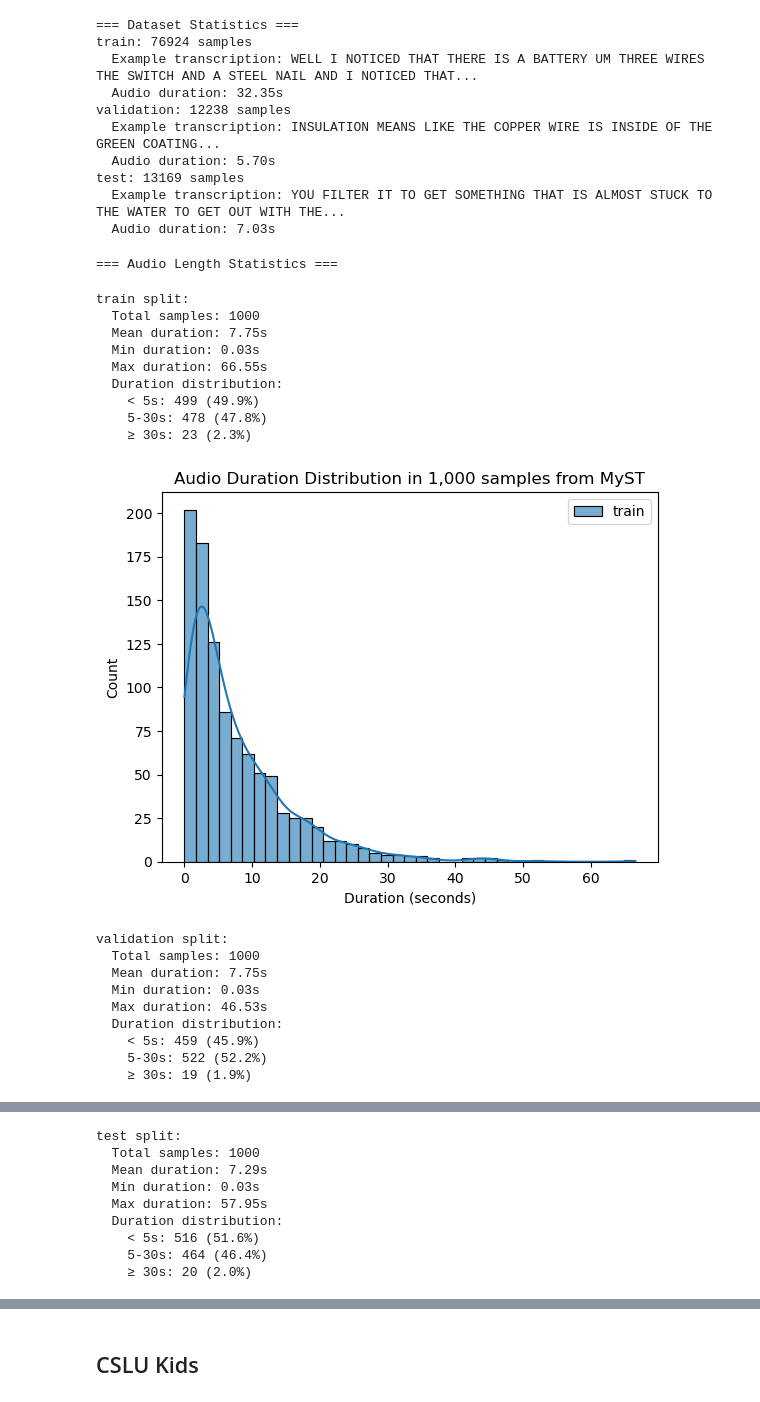
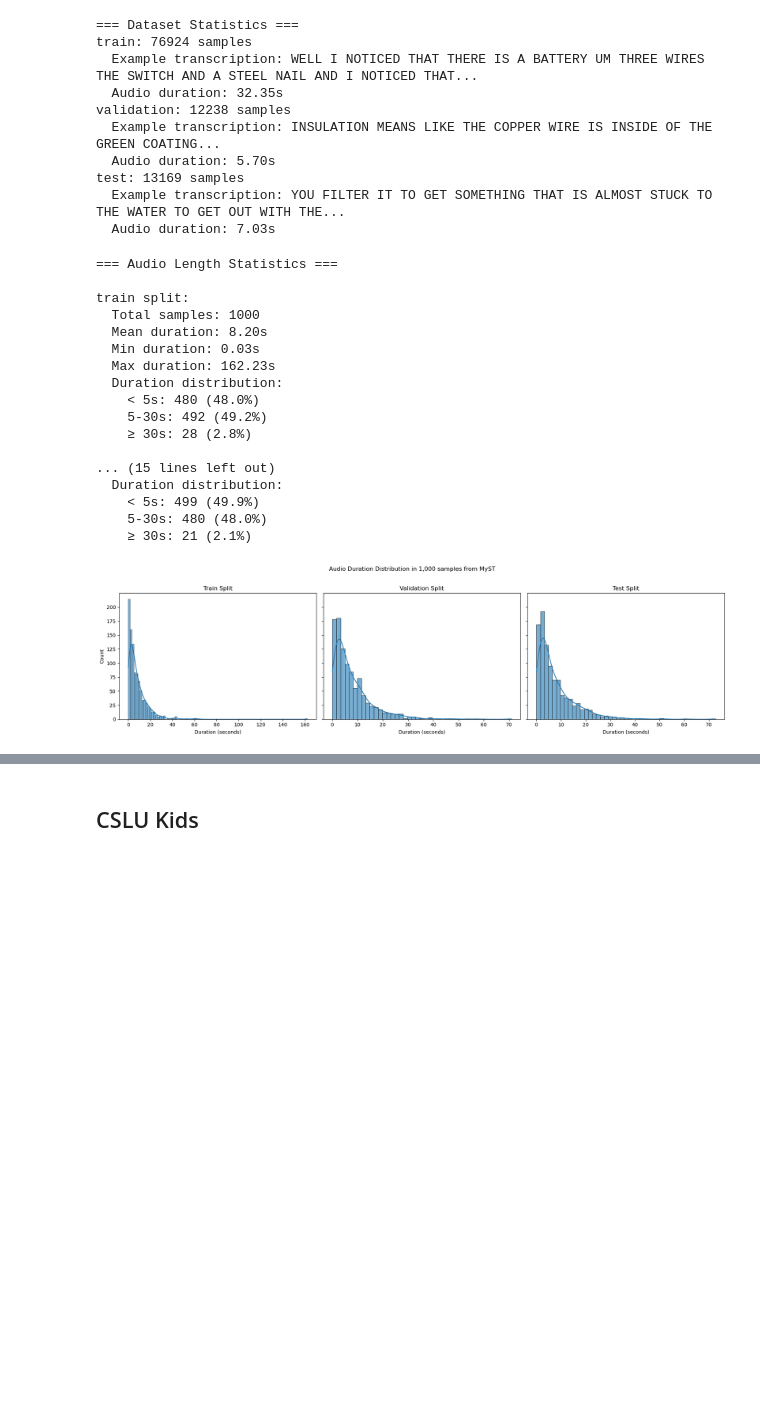
Before and after one commit to langdonholmes/asr-finetune, a Jupyter notebook: src/0-ingest-datasets.ipynb, the cells around one changed output, grey strips where cells are left out. Saved outputs shown, nothing was run; the diff lists cells and outputs as text; code cells hidden in the pictures; blank space fills up the shorter version.

Commit message:
Improve plotting

```diff
--- a/src/0-ingest-datasets.ipynb
+++ b/src/0-ingest-datasets.ipynb
@@ -134,5 +139,5 @@ def convert_myst_to_hf(base_dir: str, output_name: str = "myst-child-speech") ->
 # %%
-myst_base_dir = "../data/myst_child_conv_speech/data"
+myst_base_dir = "/home/jovyan/active-projects/tla-asr-finetune/data/myst_child_conv_speech/data"
 
 # Convert the dataset
 dataset = convert_myst_to_hf(myst_base_dir)
@@ -161,53 +184,59 @@ test: 13169 samples
 # %%
 import seaborn as sns
 import matplotlib.pyplot as plt
 
 print("\n=== Audio Length Statistics ===")
+fig, axes = plt.subplots(1, 3, figsize=(18, 5), sharey=True)
+plot_idx = 0
+duration_stats = {}
+
 for split, data in dataset.items():
     sample_size = min(1000, len(data))
     data_sample = data.shuffle().select(range(sample_size))
-    durations = [len(sample['audio']['array']) / sample['audio']['sampling_rate'] for sample in tqdm(data_sample)]
+    durations = [len(sample['audio']['array']) / sample['audio']['sampling_rate'] for sample in data_sample]
+
+    duration_stats[split] = durations
 
     print(f"\n{split} split:")
     print(f"  Total samples: {len(durations)}")
     print(f"  Mean duration: {sum(durations)/len(durations):.2f}s")
     print(f"  Min duration: {min(durations):.2f}s")
     print(f"  Max duration: {max(durations):.2f}s")
 
-    # Count by duration ranges
     short = sum(1 for d in durations if d < 5)
     medium = sum(1 for d in durations if 5 <= d < 30)
     long = sum(1 for d in durations if d >= 30)
 
     print(f"  Duration distribution:")
     print(f"    < 5s: {short} ({short/len(durations)*100:.1f}%)")
     print(f"    5-30s: {medium} ({medium/len(durations)*100:.1f}%)")
     print(f"    ≥ 30s: {long} ({long/len(durations)*100:.1f}%)")
-    sns.histplot(durations, alpha=0.6, label=split, kde=True)
 
-    plt.xlabel('Duration (seconds)')
-    plt.ylabel('Count')
-    plt.title('Audio Duration Distribution in 1,000 samples from MyST')
-    plt.legend()
-    plt.show()
+    sns.histplot(durations, alpha=0.6, label=split, kde=True, ax=axes[plot_idx])
+    axes[plot_idx].set_title(f"{split.capitalize()} Split")
+    axes[plot_idx].set_xlabel('Duration (seconds)')
+    axes[plot_idx].set_ylabel('Count')
+    plot_idx += 1
+
+plt.suptitle('Audio Duration Distribution in 1,000 samples from MyST')
+plt.tight_layout(rect=[0, 0, 1, 0.96])
+plt.show()
 # %% [output]
 === Audio Length Statistics ===
+
+train split:
+  Total samples: 1000
+  Mean duration: 8.20s
+  Min duration: 0.03s
+  Max duration: 162.23s
+  Duration distribution:
+    < 5s: 480 (48.0%)
+    5-30s: 492 (49.2%)
+    ≥ 30s: 28 (2.8%)
+
+... (15 lines left out)
+  Duration distribution:
+    < 5s: 499 (49.9%)
+    5-30s: 480 (48.0%)
+    ≥ 30s: 21 (2.1%)
-train split:
-  Total samples: 1000
-  Mean duration: 7.75s
-  Min duration: 0.03s
-  Max duration: 66.55s
-  Duration distribution:
-    < 5s: 499 (49.9%)
-    5-30s: 478 (47.8%)
-    ≥ 30s: 23 (2.3%)
-[figure, old version]
+[figure, new version]
-validation split:
-  Total samples: 1000
-  Mean duration: 7.75s
-  Min duration: 0.03s
-  Max duration: 46.53s
-  Duration distribution:
-    < 5s: 459 (45.9%)
-    5-30s: 522 (52.2%)
-    ≥ 30s: 19 (1.9%)
@@ -215,9 +242,0 @@ validation split:
-test split:
-  Total samples: 1000
-  Mean duration: 7.29s
-  Min duration: 0.03s
-  Max duration: 57.95s
-  Duration distribution:
-    < 5s: 516 (51.6%)
-    5-30s: 464 (46.4%)
-    ≥ 30s: 20 (2.0%)
```
Also changed, not shown: parts of 5 cells of this notebook, 1 other file.
